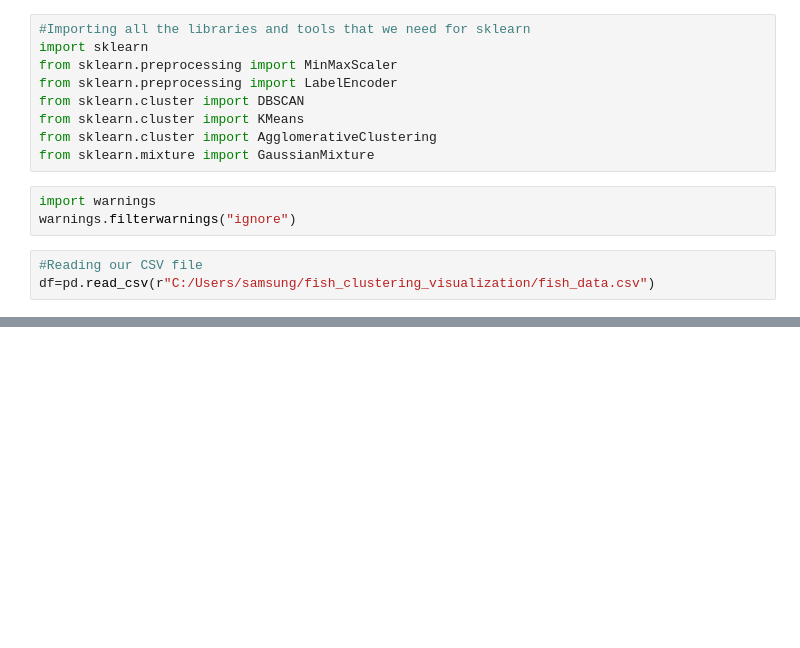
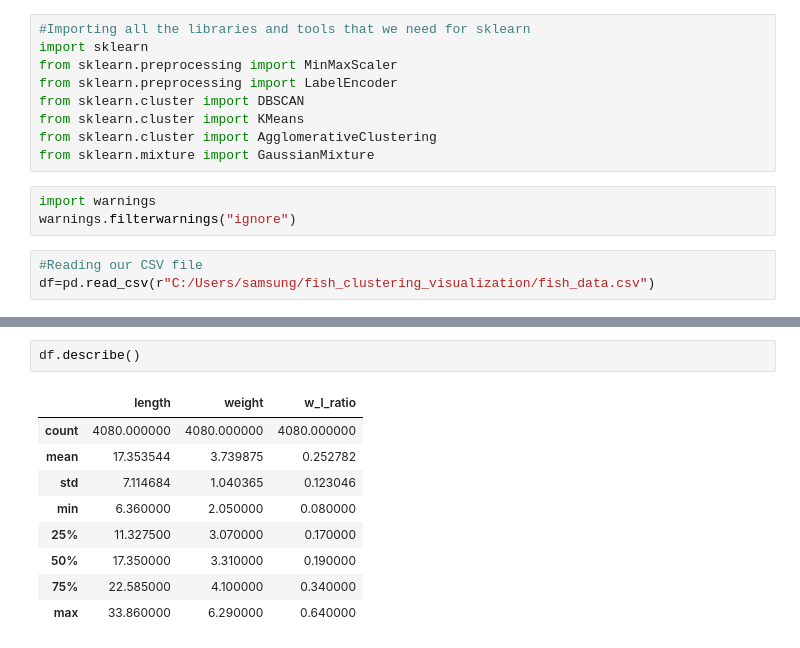
Before and after one commit to shrutikaren/fish_clustering_visualization, a Jupyter notebook: code.ipynb, the cells around one changed output, grey strips where cells are left out. Saved outputs shown, nothing was run; the diff lists cells and outputs as text; blank space fills up the shorter version.

```diff
--- a/code.ipynb
+++ b/code.ipynb
@@ -32,0 +42,12 @@ df=pd.read_csv(r"C:/Users/samsung/fish_clustering_visualization/fish_data.csv")
+# %%
+df.describe()
+# %% [output]
+|  | length | weight | w_l_ratio |
+| count | 4080.000000 | 4080.000000 | 4080.000000 |
+| mean | 17.353544 | 3.739875 | 0.252782 |
+| std | 7.114684 | 1.040365 | 0.123046 |
+| min | 6.360000 | 2.050000 | 0.080000 |
+| 25% | 11.327500 | 3.070000 | 0.170000 |
+| 50% | 17.350000 | 3.310000 | 0.190000 |
+| 75% | 22.585000 | 4.100000 | 0.340000 |
+| max | 33.860000 | 6.290000 | 0.640000 |
```
Also changed, not shown: parts of 9 cells of this notebook.
